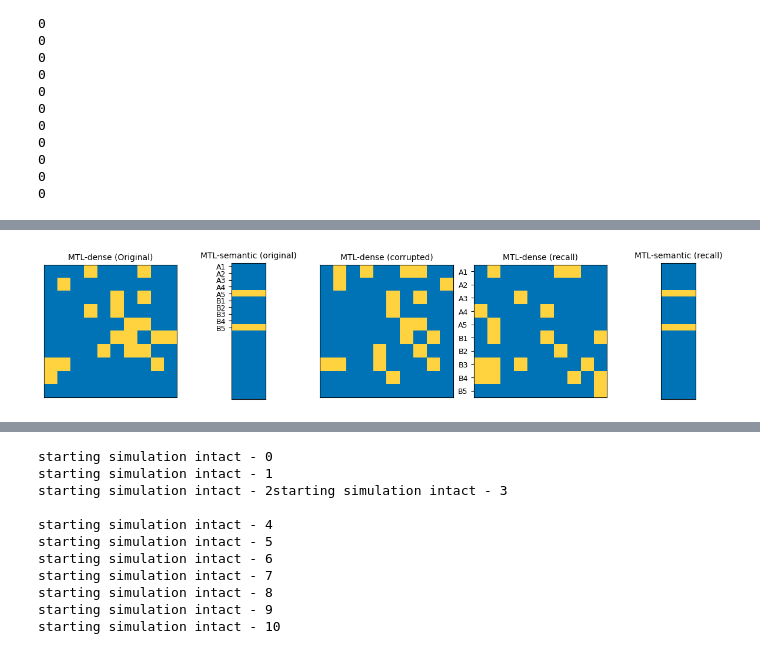
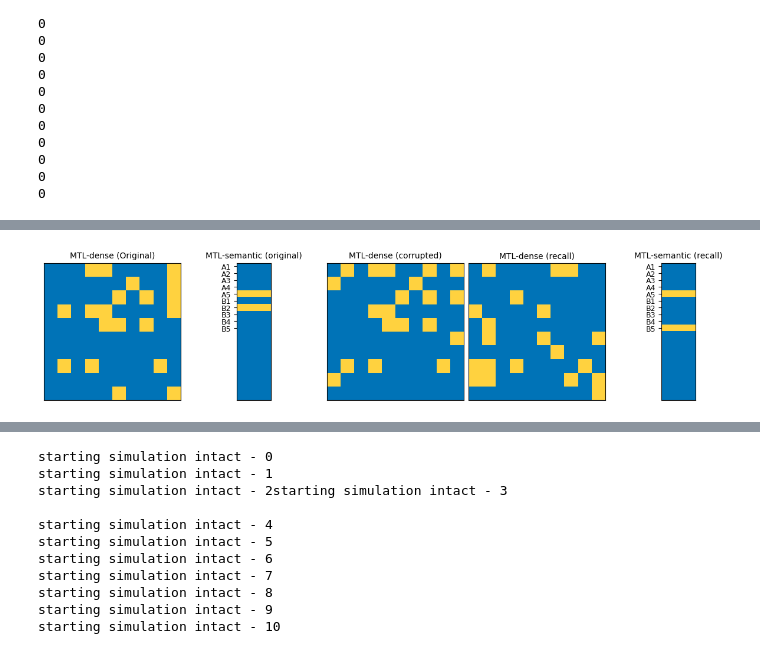
Before and after one commit to albesagonzalez/sensory-semantic-episodes, a Jupyter notebook: Figure_6.ipynb, the cells around one changed output, grey strips where cells are left out. Cells and saved outputs as stored; diff of their text form; code cells hidden in the pictures.

```diff
--- a/Figure_6.ipynb
+++ b/Figure_6.ipynb
@@ -582,0 +502,2 @@ plt.yticks([])
+# %%
+network_intact = torch.load("checkpoints/network_5_blocked_best.pt", weights_only=False)
@@ -583,6 +574,6 @@ plt.yticks([])
 # %%
 num_episodes_index = -1
-pattern_index = 110
+pattern_index = 0
 
 # --- Helpers ---
 def add_group_labels(ax, NA=5, NB=5, N_rows=10):
@@ -619,34 +610,34 @@ mat = to_matrix_torch(dense_input, ncols=10)
 im0 = axs[0].imshow(mat, cmap=blue_yellow)
 axs[0].set_title("MTL-dense (Original)", fontsize=10)
 axs[0].set_xticks([]); axs[0].set_yticks([])
 
 # Panel 2: Input Sparse
 mat = to_matrix_torch(sparse_input, ncols=5)
 im1 = axs[1].imshow(mat, cmap=blue_yellow)
 axs[1].set_title("MTL-semantic (original)", fontsize=10)
 axs[1].set_xticks([])
 add_group_labels(axs[1], NA=5, NB=5, N_rows=int(mat.shape[0]/2))
 
 # Panel 3: Corrupted Dense
 mat = to_matrix_torch(dense_corrupt, ncols=10)
 im2 = axs[2].imshow(mat, cmap=blue_yellow)
 axs[2].set_title("MTL-dense (corrupted)", fontsize=10)
 axs[2].set_xticks([]); axs[2].set_yticks([])
 
 
 # Panel 5: Recall Dense
 mat = to_matrix_torch(dense_recall, ncols=10)
 im4 = axs[3].imshow(mat, cmap=blue_yellow)
 axs[3].set_title("MTL-dense (recall)", fontsize=10)
-axs[3].set_xticks([]); axs[4].set_yticks([])
+axs[3].set_xticks([]); axs[3].set_yticks([])
 
 # Panel 4: Recall Sparse
 mat = to_matrix_torch(sparse_recall, ncols=5)
 im3 = axs[4].imshow(mat, cmap=blue_yellow)
 axs[4].set_title("MTL-semantic (recall)", fontsize=10)
 axs[4].set_xticks([])
-add_group_labels(axs[3], NA=5, NB=5, N_rows=int(mat.shape[0]/2))
+add_group_labels(axs[4], NA=5, NB=5, N_rows=int(mat.shape[0]/2))
 
-fig.savefig("Figures_SVG/figure_6_supp_1.svg", dpi=300, transparent=True)
+fig.savefig("Figures_SVG/6_supp_2.svg", dpi=300, transparent=True)
 # %% [output]
-[figure, old version]
+[figure, new version]
```
Also changed, not shown: parts of 6 cells of this notebook, 8 other files.
